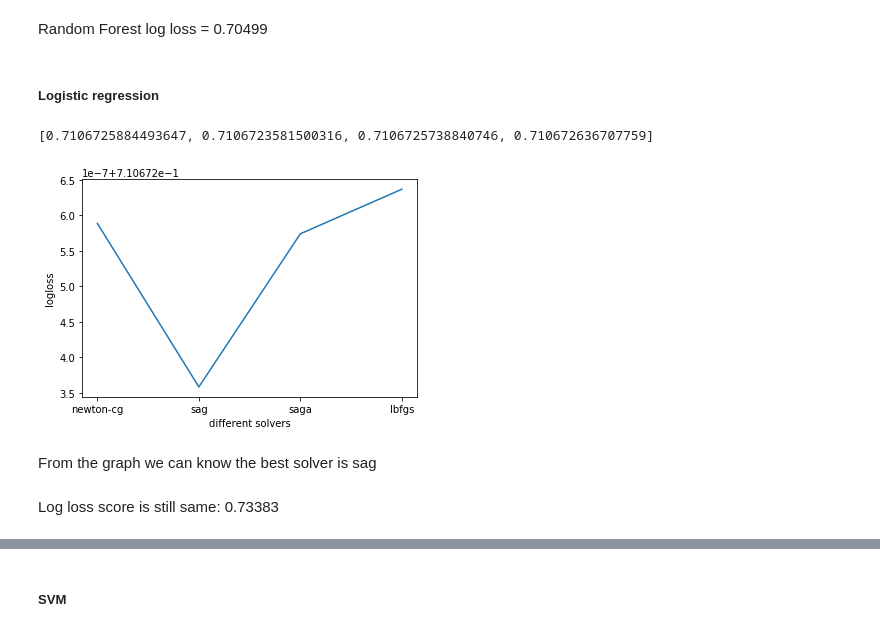
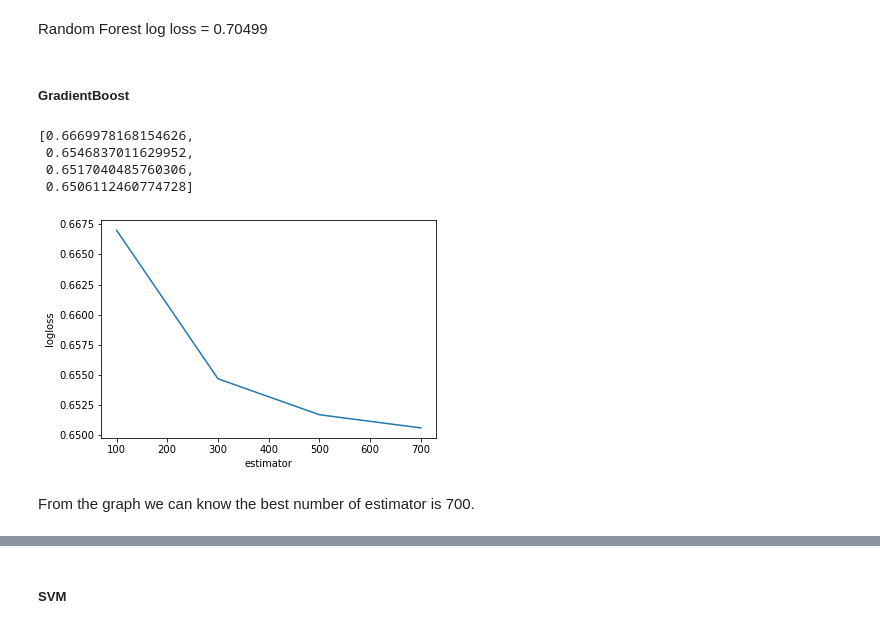
Before and after one commit to DekaiLin/cmpt459project, a Jupyter notebook: Milestone3/milestone3.ipynb, the cells around one changed output, grey strips where cells are left out. Cells and saved outputs as stored; diff of their text form; code cells hidden in the pictures.

```diff
--- a/Milestone3/milestone3.ipynb
+++ b/Milestone3/milestone3.ipynb
@@ -141,5 +144,5 @@ scores = cross_val_score(logReg,X, y, cv=10,scoring = 'neg_log_loss')
 # %%
-logReg.fit(X,y)
+gbcModel.fit(X,y)
 # %% [output]
 Pipeline(memory=None,
          steps=[('standardscaler',
@@ -169,9 +178,8 @@ logirstic regression log loss: 0.73383
 # %%
-svm = make_pipeline(
+voteModel = make_pipeline(
     StandardScaler(),
-    PCA(2),
-    SVC(kernel = 'sigmoid', C = 0.1, max_iter = 100, probability = True)
+    VotingClassifier(estimators=[('treeModel', treeModel), ('gbcModel', gbcModel)], voting='soft')
 )
-scores = cross_val_score(svm,X, y, cv=10,scoring = 'neg_log_loss')
+scores = cross_val_score(voteModel,X, y, cv=10,scoring = 'neg_log_loss')
 -scores.mean()
 # %% [output]
@@ -179,7 +187,7 @@ scores = cross_val_score(svm,X, y, cv=10,scoring = 'neg_log_loss')
 # %% [markdown]
 It has a warning that 'Solver terminated early (max_iter=100)'. Because SVM is slow so we can only set the max_iter = 100 to improve efficiency.
 # %%
-svm.fit(X, y)
+voteModel.fit(X, y)
 # %% [output]
 Pipeline(memory=None,
          steps=[('standardscaler',
@@ -256,30 +267,31 @@ predLable = treeModel.predict_proba(X_pred)
 outputCSV(predLable)
 # %% [markdown]
 Random Forest log loss = 0.70499
-# %% [markdown]
-##### Logistic regression
+# %% [markdown]
+##### GradientBoost
 # %%
-solvers_name = ['newton-cg', 'sag', 'saga', 'lbfgs']
-cv_scores_log = []
-for n in solvers_name:
-    logReg1 = make_pipeline(
+n_range = [100,300,500,700]
+cv_scores = []
+for n in n_range:
+    gbcModel = make_pipeline(
         StandardScaler(),
-        LogisticRegression(random_state=0,multi_class = 'auto',solver=n)
+        GradientBoostingClassifier(n_estimators=n)
     )
-    scores = cross_val_score(logReg1,X,y,cv=10,scoring = 'neg_log_loss')
-    cv_scores_log.append(-scores.mean())
+    scores = cross_val_score(gbcModel,X,y,cv=10,scoring = 'neg_log_loss')
+    cv_scores.append(-scores.mean())
-# %%
-cv_scores_log
-# %% [output]
-[0.7106725884493647, 0.7106723581500316, 0.7106725738840746, 0.710672636707759]
+# %%
+cv_scores
+# %% [output]
+[0.6669978168154626,
+ 0.6546837011629952,
+ 0.6517040485760306,
+ 0.6506112460774728]
 # %%
-plt.plot(solvers_name, cv_scores_log)
-plt.xlabel('different solvers')
+plt.plot(n_range,cv_scores)
+plt.xlabel('estimator')
 plt.ylabel('logloss')
 plt.show()
 # %% [output]
-[figure, old version]
+[figure, new version]
 # %% [markdown]
-From the graph we can know the best solver is sag
+From the graph we can know the best number of estimator is 700.
-# %% [markdown]
-Log loss score is still same: 0.73383
```
Also changed, not shown: parts of 47 cells of this notebook.
